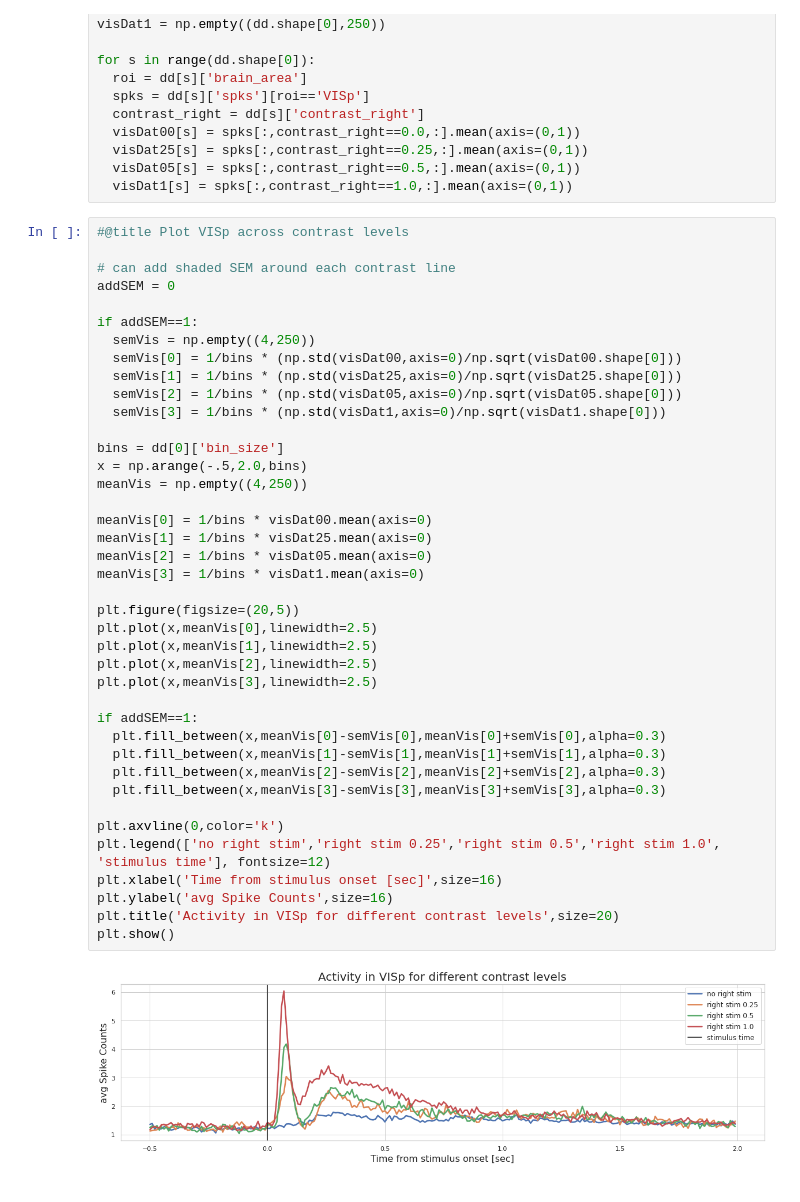
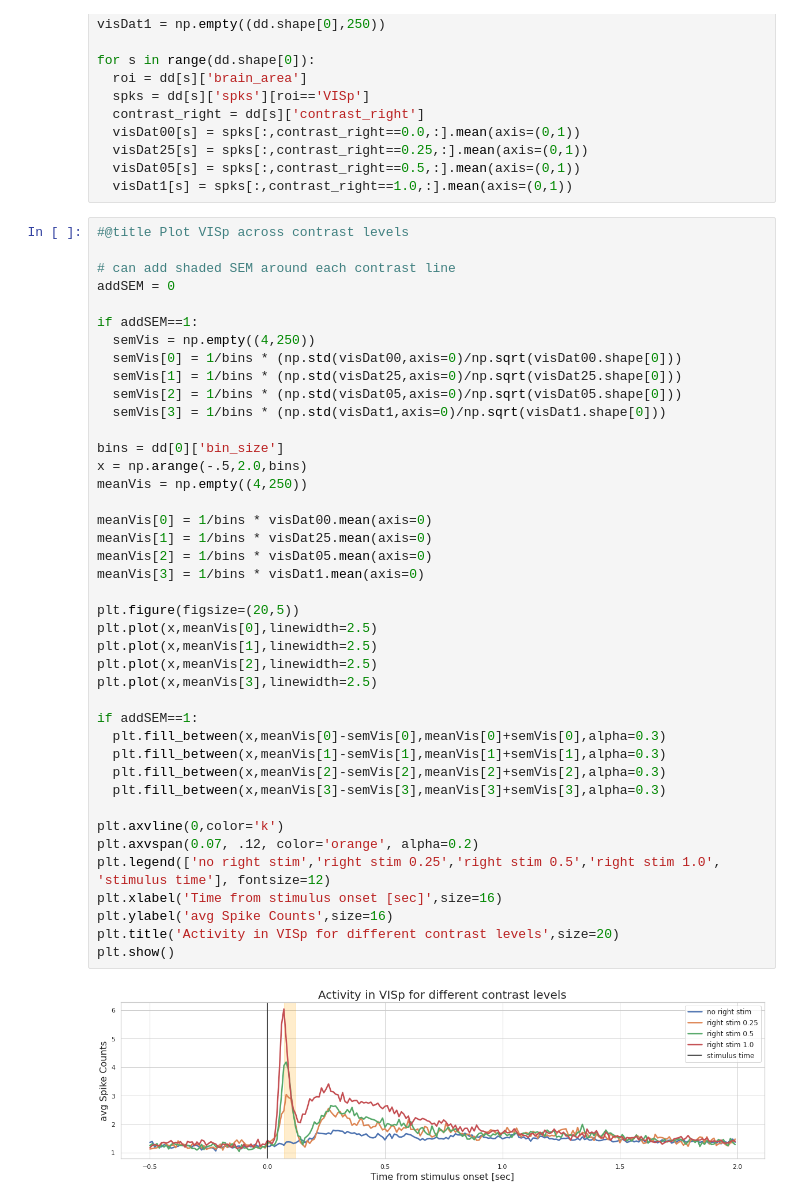
Before and after one commit to Bionerdess/NMA2021, a Jupyter notebook: NMA2021_Project.ipynb, the cells around one changed output. Saved outputs shown, nothing was run; the diff lists cells and outputs as text.

```diff
--- a/NMA2021_Project.ipynb
+++ b/NMA2021_Project.ipynb
@@ -103,31 +116,32 @@ if addSEM==1:
   semVis[3] = 1/bins * (np.std(visDat1,axis=0)/np.sqrt(visDat1.shape[0]))
 
 bins = dd[0]['bin_size']
 x = np.arange(-.5,2.0,bins)
 meanVis = np.empty((4,250))
 
 meanVis[0] = 1/bins * visDat00.mean(axis=0)
 meanVis[1] = 1/bins * visDat25.mean(axis=0)
 meanVis[2] = 1/bins * visDat05.mean(axis=0)
 meanVis[3] = 1/bins * visDat1.mean(axis=0)
 
 plt.figure(figsize=(20,5))
 plt.plot(x,meanVis[0],linewidth=2.5)
 plt.plot(x,meanVis[1],linewidth=2.5)
 plt.plot(x,meanVis[2],linewidth=2.5)
 plt.plot(x,meanVis[3],linewidth=2.5)
 
 if addSEM==1:
   plt.fill_between(x,meanVis[0]-semVis[0],meanVis[0]+semVis[0],alpha=0.3)
   plt.fill_between(x,meanVis[1]-semVis[1],meanVis[1]+semVis[1],alpha=0.3)
   plt.fill_between(x,meanVis[2]-semVis[2],meanVis[2]+semVis[2],alpha=0.3)
   plt.fill_between(x,meanVis[3]-semVis[3],meanVis[3]+semVis[3],alpha=0.3)
 
 plt.axvline(0,color='k')
+plt.axvspan(0.07, .12, color='orange', alpha=0.2)
 plt.legend(['no right stim','right stim 0.25','right stim 0.5','right stim 1.0', 'stimulus time'], fontsize=12)
 plt.xlabel('Time from stimulus onset [sec]',size=16)
 plt.ylabel('avg Spike Counts',size=16)
 plt.title('Activity in VISp for different contrast levels',size=20)
 plt.show()
 # %% [output]
-[figure, old version]
+[figure, new version]
```
Also changed, not shown: parts of 14 cells of this notebook.
